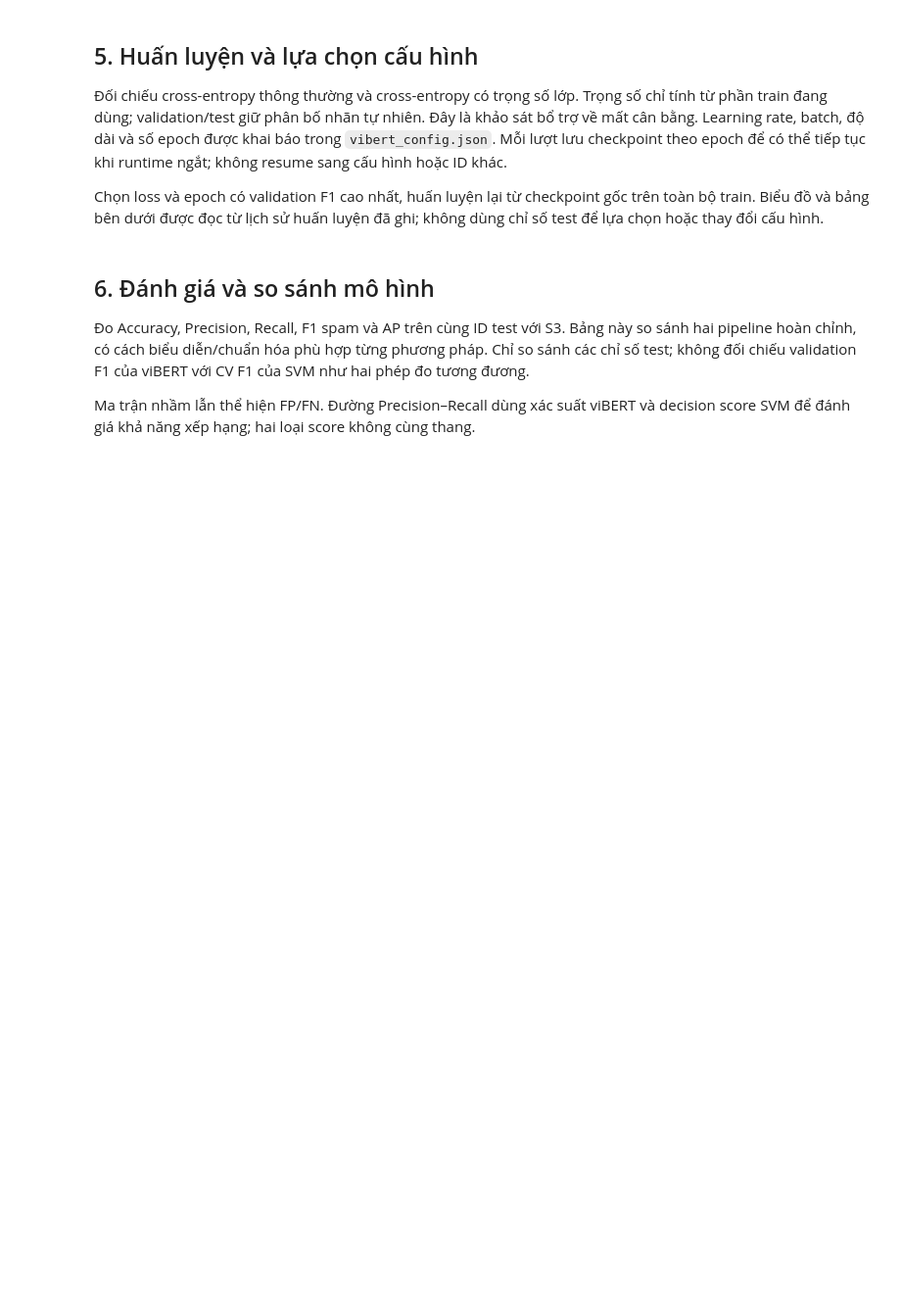
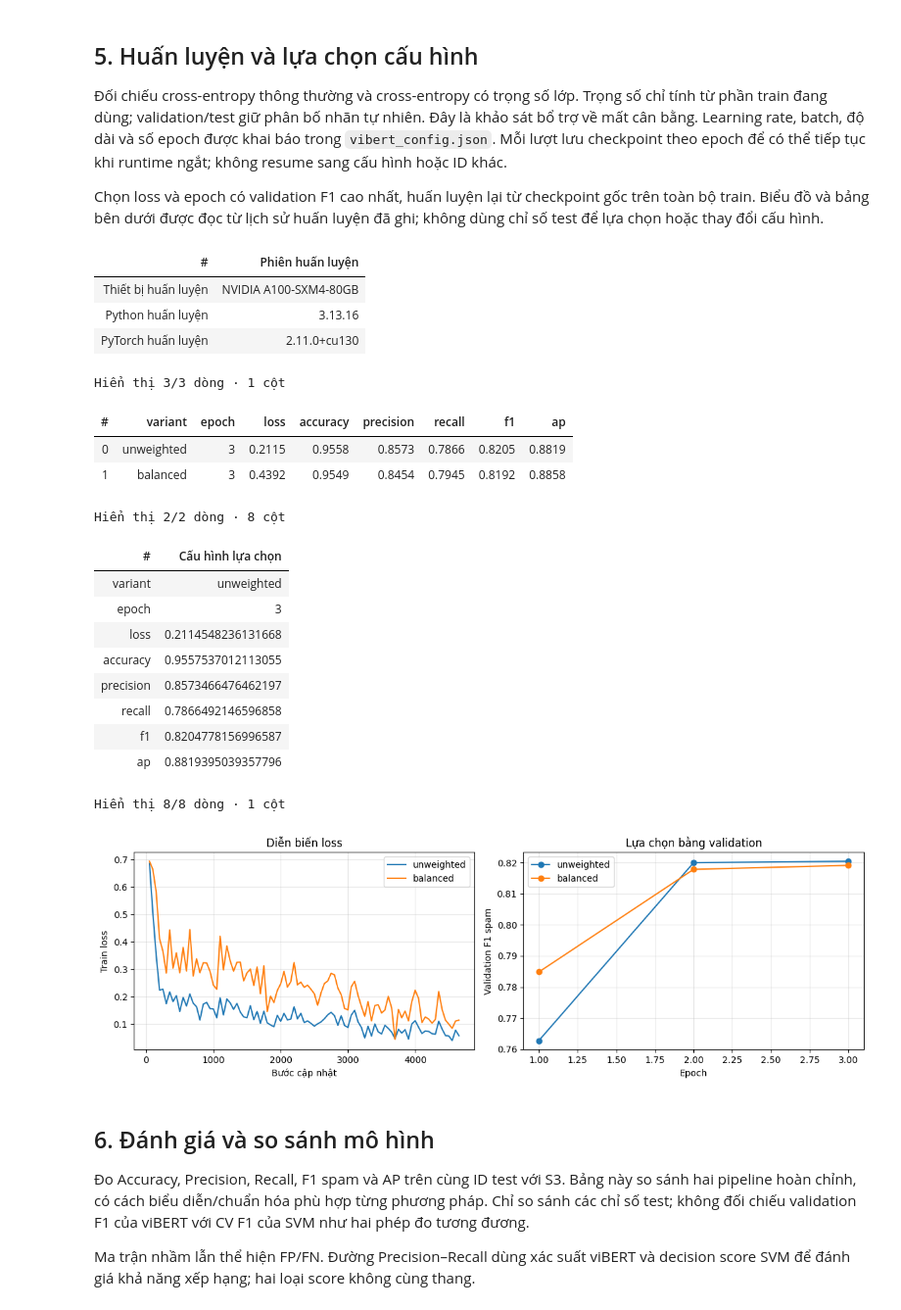
Before and after one commit to P-Bao/ptit-facebook-spam-ham, a Jupyter notebook: notebooks/03_vibert.ipynb, the cells around one changed output. Shown at 98% size. Drawn from its saved outputs; the diff is of its cells as text; code cells hidden in the pictures; blank space fills up the shorter version.

```diff
--- a/notebooks/03_vibert.ipynb
+++ b/notebooks/03_vibert.ipynb
@@ -25,7 +25,7 @@ if not (PROJECT_ROOT / "pipeline/modern/train.py").exists():
     raise FileNotFoundError("Chuẩn bị gói project theo hướng dẫn viBERT trước khi chạy notebook.")
 sys.path.insert(0, str(PROJECT_ROOT))
 MODE = "review"
-CSV_PATH = PROJECT_ROOT / "data/final/labeled_v7.csv"
+CSV_PATH = Path(os.environ.get("SPAMHAM_CSV", str(PROJECT_ROOT / "data/final/labeled_v7.csv")))
 CONFIG_PATH = PROJECT_ROOT / "pipeline/modern/vibert_config.json"
 OUTPUT_DIR = Path(os.environ.get("SPAMHAM_VIBERT_OUTPUT", str(PROJECT_ROOT / "artifacts/modern/vibert")))
 MODEL_DIR = OUTPUT_DIR / "model"
@@ -111,25 +146,48 @@ ghi; không dùng chỉ số test để lựa chọn hoặc thay đổi cấu h
 # %%
 if MODE == "train":
     run_experiment(CSV_PATH, OUTPUT_DIR, BASELINE_PREDICTIONS, CONFIG_PATH, stage="all")
 elif MODE != "review":
     raise ValueError("MODE cần là train hoặc review.")
 if not (OUTPUT_DIR / "verification.json").exists():
     raise FileNotFoundError("Chưa có lượt huấn luyện hoàn tất. Xem hướng dẫn Colab để chạy và tải kết quả.")
 validation = pd.read_csv(OUTPUT_DIR / "validation_metrics.csv")
 selected = json.loads((OUTPUT_DIR / "selected.json").read_text(encoding="utf-8"))
+training_environment = json.loads((OUTPUT_DIR / "run_config.json").read_text(encoding="utf-8"))
+display(pd.Series({"Thiết bị huấn luyện": training_environment["device"], "Python huấn luyện": training_environment["python"], "PyTorch huấn luyện": training_environment["torch"]}, name="Phiên huấn luyện").to_frame())
 display(validation.round(4))
 display(pd.Series(selected, name="Cấu hình lựa chọn").to_frame())
 fig, axes = plt.subplots(1, 2, figsize=(12, 4))
 for variant in CONFIG["variants"]:
     history = pd.read_csv(OUTPUT_DIR / "selection" / variant / "training_history.csv")
     loss_rows = history.dropna(subset=["loss"])
     validation_rows = history.dropna(subset=["eval_f1"])
     axes[0].plot(loss_rows["step"], loss_rows["loss"], label=variant)
     axes[1].plot(validation_rows["epoch"], validation_rows["eval_f1"], marker="o", label=variant)
 axes[0].set(xlabel="Bước cập nhật", ylabel="Train loss", title="Diễn biến loss")
 axes[1].set(xlabel="Epoch", ylabel="Validation F1 spam", title="Lựa chọn bằng validation")
 for ax in axes: ax.legend(); ax.grid(alpha=.3)
 plt.tight_layout(); plt.show()
+# %% [output]
+| # | Phiên huấn luyện |
+| Thiết bị huấn luyện | NVIDIA A100-SXM4-80GB |
+| Python huấn luyện | 3.13.16 |
+| PyTorch huấn luyện | 2.11.0+cu130 |
+Hiển thị 3/3 dòng · 1 cột
+| # | variant | epoch | loss | accuracy | precision | recall | f1 | ap |
+| 0 | unweighted | 3 | 0.2115 | 0.9558 | 0.8573 | 0.7866 | 0.8205 | 0.8819 |
+| 1 | balanced | 3 | 0.4392 | 0.9549 | 0.8454 | 0.7945 | 0.8192 | 0.8858 |
+Hiển thị 2/2 dòng · 8 cột
+| # | Cấu hình lựa chọn |
+| variant | unweighted |
+| epoch | 3 |
+| loss | 0.2114548236131668 |
+| accuracy | 0.9557537012113055 |
+| precision | 0.8573466476462197 |
+| recall | 0.7866492146596858 |
+| f1 | 0.8204778156996587 |
+| ap | 0.8819395039357796 |
+Hiển thị 8/8 dòng · 1 cột
+[figure, added]
 # %% [markdown]
 ## 6. Đánh giá và so sánh mô hình
 
```
Also changed, not shown: parts of 9 cells of this notebook, 26 other files.
